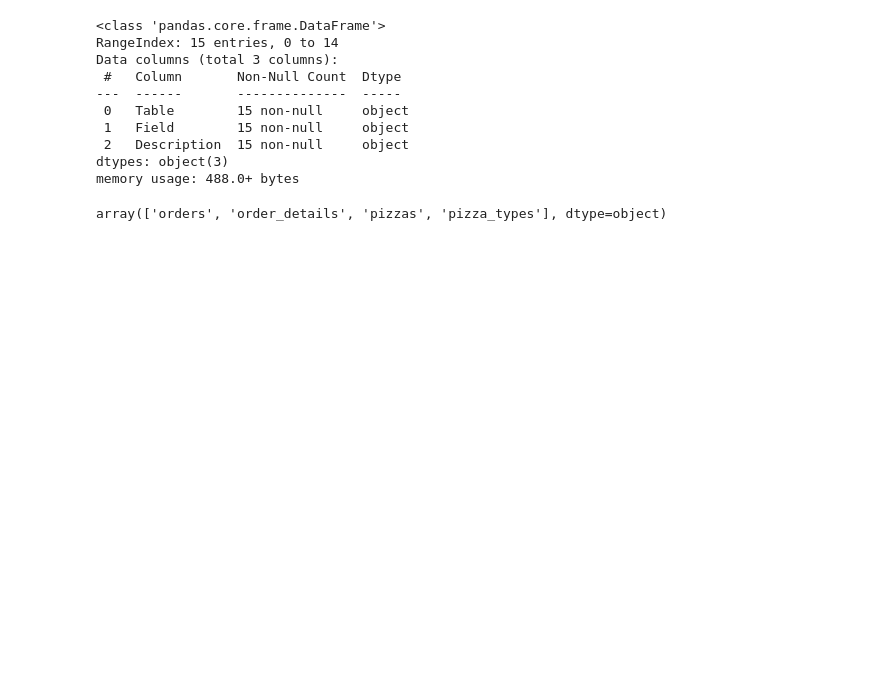
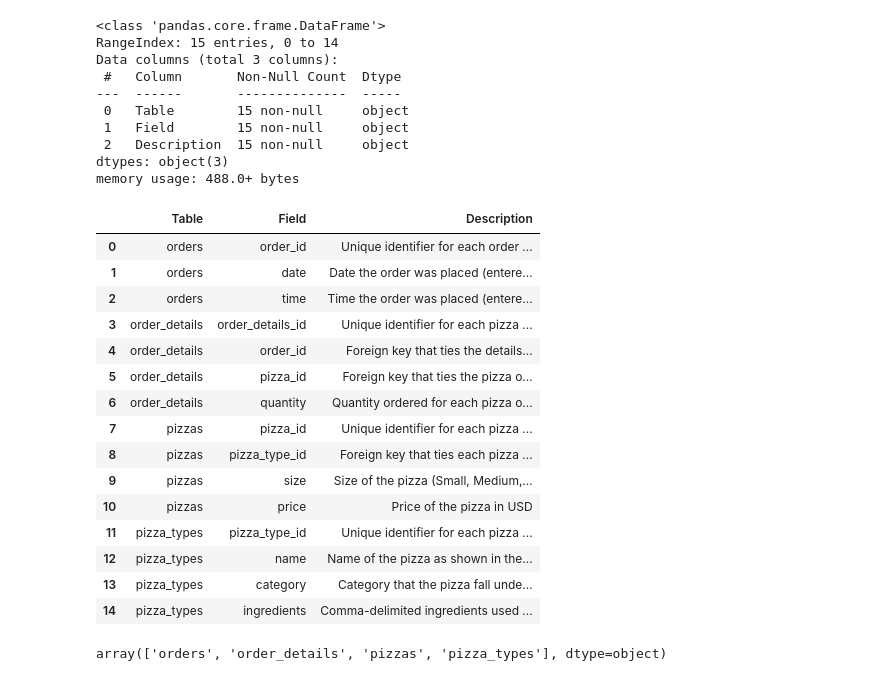
Before and after one commit to aleherluq/datavisualization, a Jupyter notebook: pizzasrestaurant/Carga_preanalisis.ipynb, the cells around one changed output. Cells and saved outputs as stored; diff of their text form; code cells hidden in the pictures; blank space fills up the shorter version.

```diff
--- a/pizzasrestaurant/Carga_preanalisis.ipynb
+++ b/pizzasrestaurant/Carga_preanalisis.ipynb
@@ -39,6 +39,25 @@ Data columns (total 3 columns):
  2   Description  15 non-null     object
 dtypes: object(3)
 memory usage: 488.0+ bytes
+# %%
+df_dictionary
+# %% [output]
+|  | Table | Field | Description |
+| 0 | orders | order_id | Unique identifier for each order ... |
+| 1 | orders | date | Date the order was placed (entere... |
+| 2 | orders | time | Time the order was placed (entere... |
+| 3 | order_details | order_details_id | Unique identifier for each pizza ... |
+| 4 | order_details | order_id | Foreign key that ties the details... |
+| 5 | order_details | pizza_id | Foreign key that ties the pizza o... |
+| 6 | order_details | quantity | Quantity ordered for each pizza o... |
+| 7 | pizzas | pizza_id | Unique identifier for each pizza ... |
+| 8 | pizzas | pizza_type_id | Foreign key that ties each pizza ... |
+| 9 | pizzas | size | Size of the pizza (Small, Medium,... |
+| 10 | pizzas | price | Price of the pizza in USD |
+| 11 | pizza_types | pizza_type_id | Unique identifier for each pizza ... |
+| 12 | pizza_types | name | Name of the pizza as shown in the... |
+| 13 | pizza_types | category | Category that the pizza fall unde... |
+| 14 | pizza_types | ingredients | Comma-delimited ingredients used ... |
 # %%
 df_dictionary.Table.unique()
 # %% [output]
```
Also changed, not shown: parts of 6 cells of this notebook, 7 other files.
